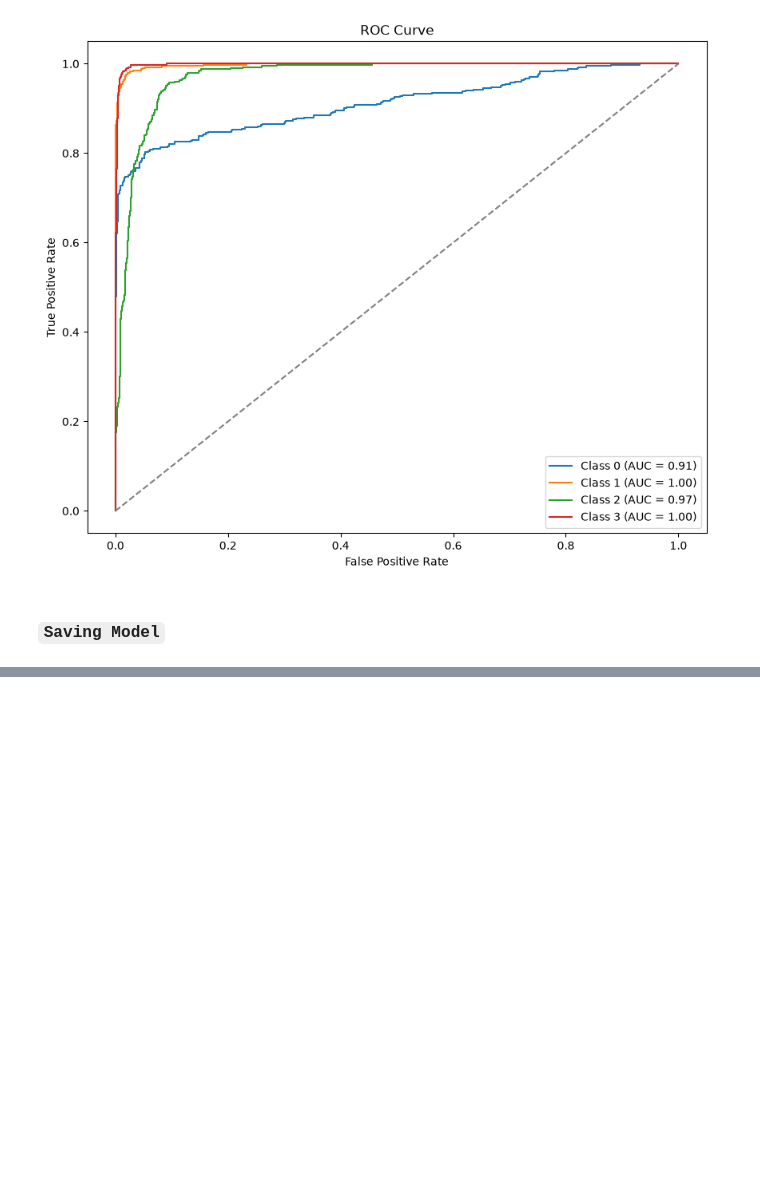
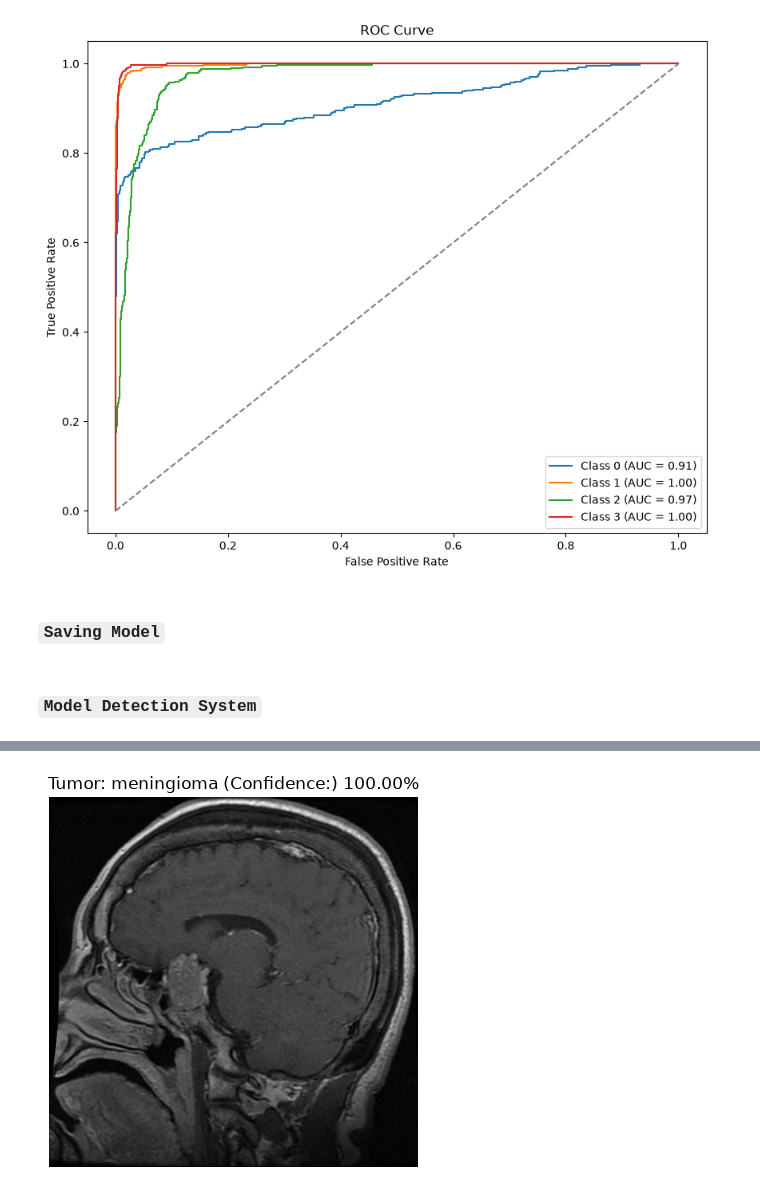
Before and after one commit to Manabendu-ai/MONCO, a Jupyter notebook: main.ipynb, the cells around one changed output, grey strips where cells are left out. Drawn from its saved outputs; the diff is of its cells as text; code cells hidden in the pictures; blank space fills up the shorter version.

Commit message:
Model Detection System

```diff
--- a/main.ipynb
+++ b/main.ipynb
@@ -272,3 +272,35 @@ model.save('monco.keras')
 from tensorflow.keras.models import load_model
 
 model = load_model('monco.keras')
+# %% [markdown]
+### `Model Detection System`
+# %%
+from keras.utils import load_img, img_to_array
+
+class_labels = ['pituitary', 'glioma', 'notumor', 'meningioma']
+
+def detect_and_display(image_path, model):
+    try:
+        img = load_img(img_path, target_size = (128, 128) )
+        img_array = img_to_array(img)
+        img_array = np.expand_dims(img_array, axis=0)
+
+        predictions = model.predict(img_array)
+        predicted_class_index = np.argmax(predictions)
+        confidence_score = np.max(predictions, axis=1)[0]
+
+        if class_labels[predicted_class_index] == 'notumor':
+            result = 'No Tumor Detected'
+        else:
+            result = f"Tumor: {class_labels[predicted_class_index]}"
+
+        plt.imshow(load_img(img_path))
+        plt.axis('off')
+        plt.title(f'{result} (Confidence:) {confidence_score * 100:.2f}%')
+        plt.show()
+    except Exception as e:
+        print(e)
+# %%
+image_path  = 'dataset/data/Testing/meningioma/Te-me_293.jpg'
+detect_and_display(image_path, model)
+# %% [output]
@@ -274,0 +308 @@ model = load_model('monco.keras')
+[figure, added]
```
Also changed, not shown: parts of 1 cell of this notebook.
